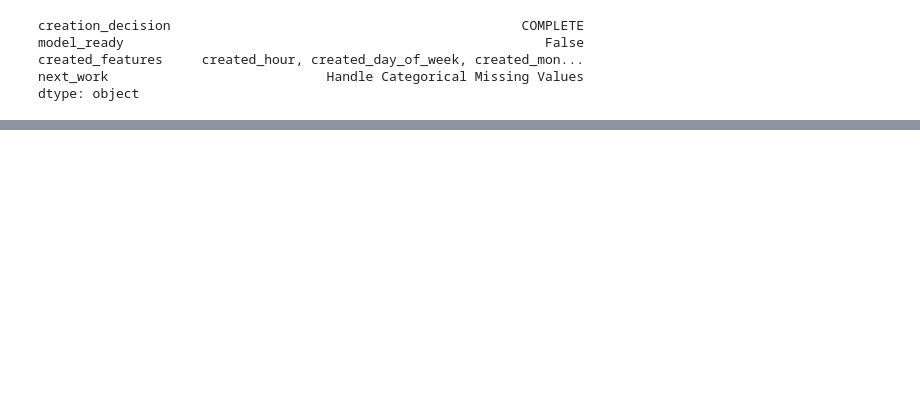
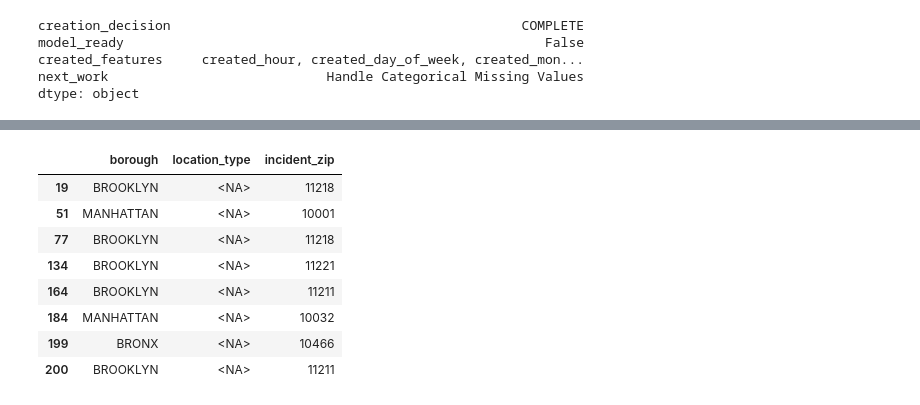
Before and after one commit to mmubashir95/urban-operations-intelligence-platform, a Jupyter notebook: notebooks/11_feature_engineering_and_preprocessing.ipynb, the cells around one changed output, grey strips where cells are left out. Cells and saved outputs as stored; diff of their text form; code cells hidden in the pictures; blank space fills up the shorter version.

```diff
--- a/notebooks/11_feature_engineering_and_preprocessing.ipynb
+++ b/notebooks/11_feature_engineering_and_preprocessing.ipynb
@@ -479,0 +597,20 @@ dtype: object
+# %%
+categorical_frames = replace_split_categorical_missing(
+    derived_frames, policy=policy, config=missing_config
+)
+reviewed_columns = list(missing_config.supported_columns)
+training_missing_mask = derived_frames['train'][reviewed_columns].isna().any(axis=1)
+actual_training_preview = categorical_frames['train'].loc[
+    training_missing_mask, reviewed_columns
+].head(8)
+display(actual_training_preview)
+# %% [output]
+|  | borough | location_type | incident_zip |
+| 19 | BROOKLYN | <NA> | 11218 |
+| 51 | MANHATTAN | <NA> | 10001 |
+| 77 | BROOKLYN | <NA> | 11218 |
+| 134 | BROOKLYN | <NA> | 11221 |
+| 164 | BROOKLYN | <NA> | 11211 |
+| 184 | MANHATTAN | <NA> | 10032 |
+| 199 | BRONX | <NA> | 10466 |
+| 200 | BROOKLYN | <NA> | 11211 |
```
Also changed, not shown: parts of 20 cells of this notebook, 8 other files.
